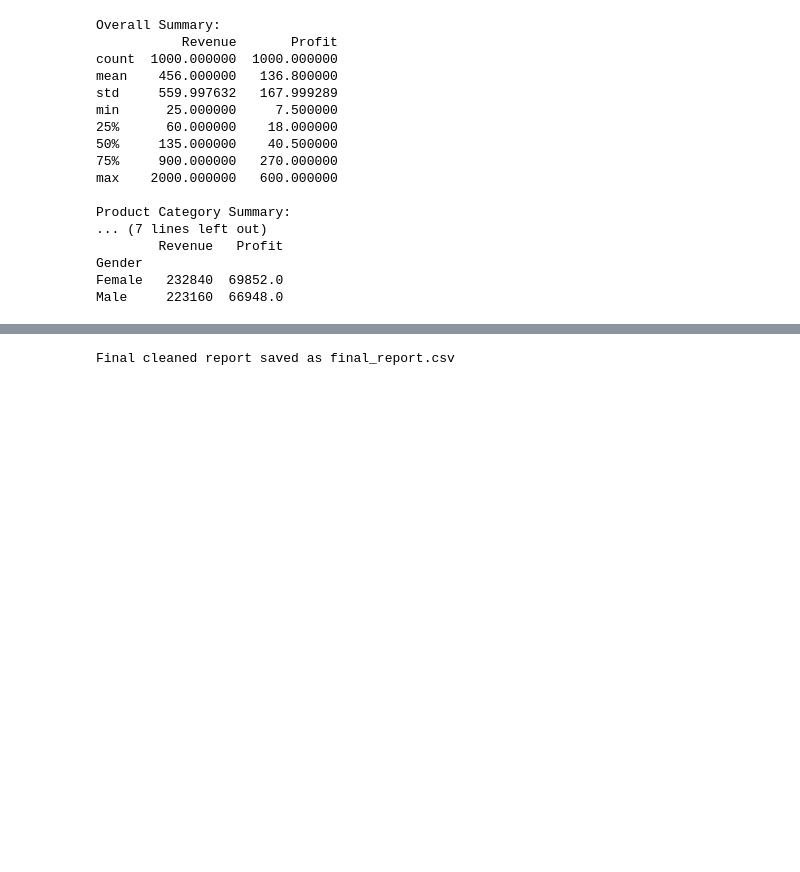
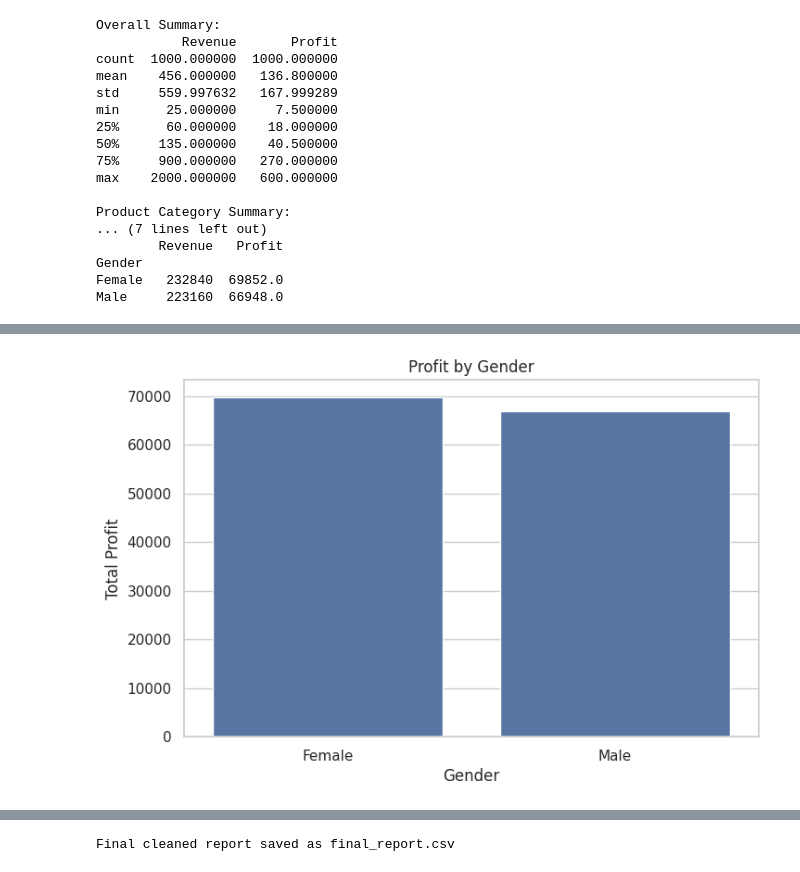
Before and after one commit to mehtasarvesh123/Sales-Data-Analyzer-, a Jupyter notebook: Sales-Data-Analyzer.ipynb, the cells around one changed output, grey strips where cells are left out. Saved outputs shown, nothing was run; the diff lists cells and outputs as text; code cells hidden in the pictures; blank space fills up the shorter version.

```diff
--- a/Sales-Data-Analyzer.ipynb
+++ b/Sales-Data-Analyzer.ipynb
@@ -61,0 +125,19 @@ Male     223160  66948.0
+# %%
+gender_profit = (
+    df.groupby("Gender", as_index=False)
+      .agg({"Profit": "sum"})
+)
+
+sns.barplot(
+    data=gender_profit,
+    x="Gender",
+    y="Profit"
+)
+
+plt.title("Profit by Gender")
+plt.xlabel("Gender")
+plt.ylabel("Total Profit")
+
+plt.show()
+# %% [output]
+[figure, added]
```
Also changed, not shown: parts of 9 cells of this notebook.
